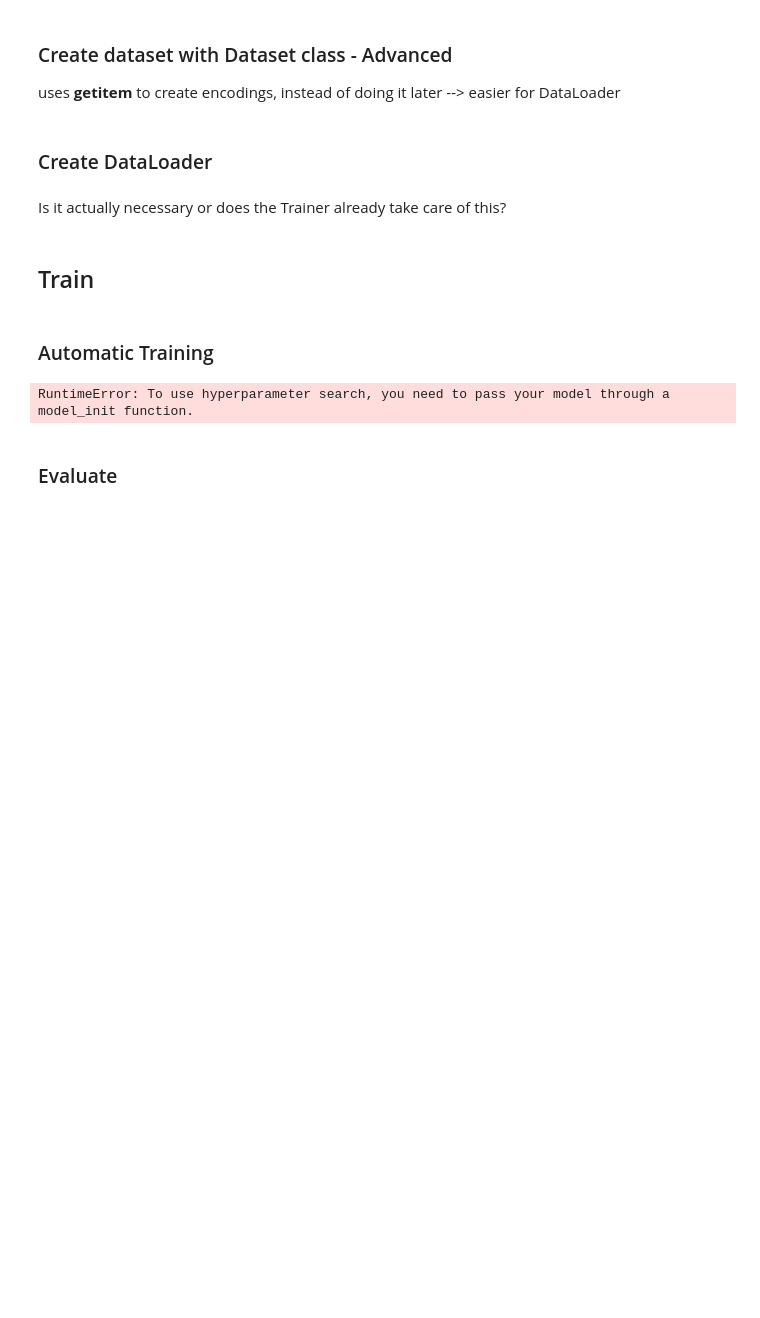
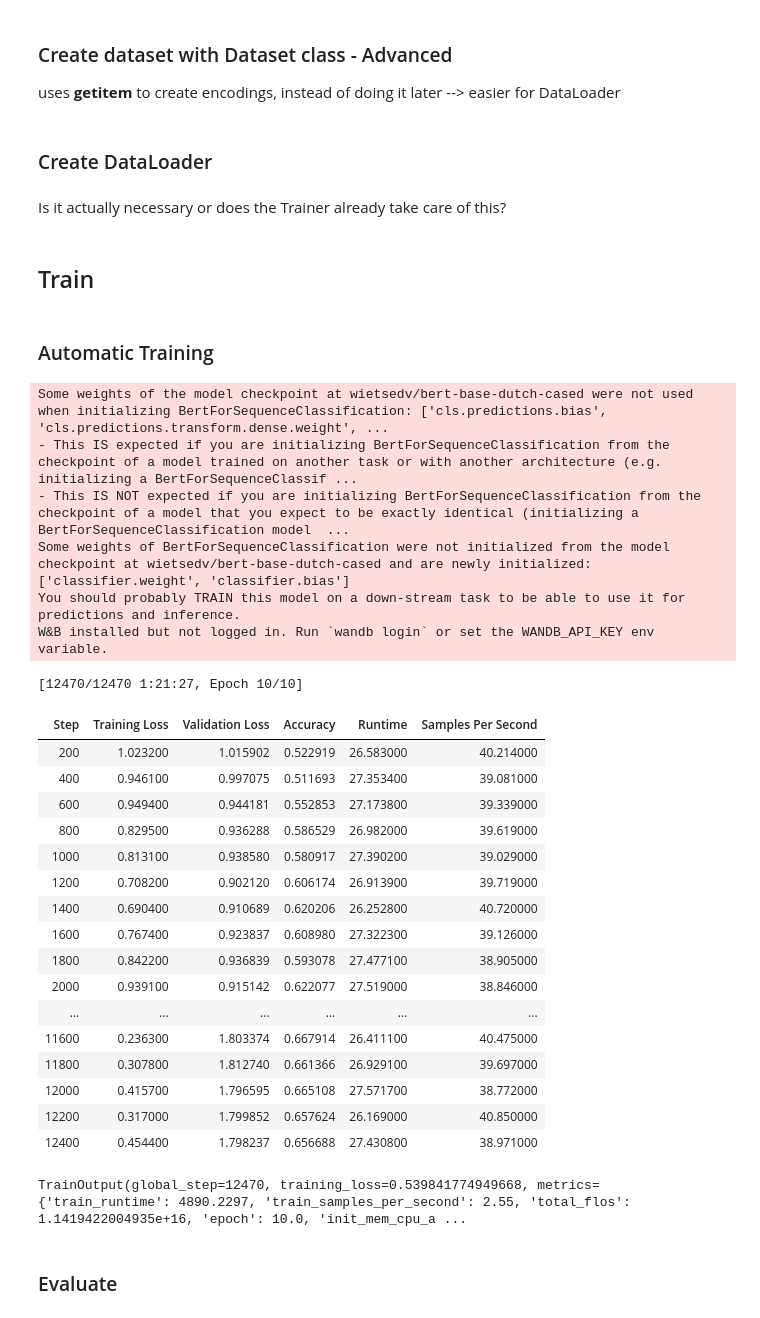
Before and after one commit to UtrechtUniversity/hist-aware, a Jupyter notebook: notebooks/models/bert-fine-tuning-existing/BERT_create_dataset_and_training.ipynb, the cells around one changed output. Cells and saved outputs as stored; diff of their text form; code cells hidden in the pictures; blank space fills up the shorter version.

```diff
--- a/notebooks/models/bert-fine-tuning-existing/BERT_create_dataset_and_training.ipynb
+++ b/notebooks/models/bert-fine-tuning-existing/BERT_create_dataset_and_training.ipynb
@@ -61,5 +61,5 @@ cpu
 # %%
-DATA_DIR = "~/dev/hist-aware/notebooks/data/labeled"
+DATA_DIR = "~/hist-aware/notebooks/data/labeled"
 PRE_TRAINED_MODEL_NAME = 'wietsedv/bert-base-dutch-cased'
 tokenizer = BertTokenizer.from_pretrained(PRE_TRAINED_MODEL_NAME)
 # %% [markdown]
@@ -183,7 +183,7 @@ test_data_loader = create_data_loader(DF, tokenizer, batch_size, num_workers, MA
 ### Automatic Training
 # %%
 training_args = TrainingArguments(
-    output_dir = "hist-aware/notebooks/models",
+    output_dir = "hist-aware/notebooks/models/bert-fine-tuning-existing",
     overwrite_output_dir = False,
 #
     num_train_epochs=10,              # total number of training epochs
@@ -215,42 +215,66 @@ def get_model():
     return BertForSequenceClassification.from_pretrained(
         PRE_TRAINED_MODEL_NAME,
         config=config,
     )
 
 def compute_metrics(pred):
     labels = pred.label_ids
     preds = pred.predictions.argmax(-1)
     #precision, recall, f1, _ = precision_recall_fscore_support(labels, preds, average=None)
     acc = accuracy_score(labels, preds)
     return {
         'accuracy': acc,
         #'f1': f1,
         #'precision': precision,
         #'recall': recall
     }
 
 
 trainer = Trainer(
     model,                         # the instantiated Transformers model to be trained
     args=training_args,                  # training arguments, defined above
     train_dataset=train_dataset,         # training dataset
     eval_dataset=valid_dataset,          # evaluation dataset
     compute_metrics=compute_metrics,     # the callback that computes metrics of interest
 )
 
-#trainer.train()
+trainer.train()
 
 # Defaut objective is the sum of all metrics
 # when metrics are provided, so we have to maximize it.
-trainer.hyperparameter_search(
-    model_init=model_init,
-    direction="maximize",
-    backend="ray",
-    n_trials=100, # deafult 100
-    n_jobs=2  # number of parallel jobs, if multiple GPUs
-)
+#trainer.hyperparameter_search(
+#    model_init=model_init,
+#    direction="maximize",
+#    backend="ray",
+#    n_trials=100, # deafult 100
+#    n_jobs=2  # number of parallel jobs, if multiple GPUs
+#)
 # %% [output]
-RuntimeError: To use hyperparameter search, you need to pass your model through a model_init function.
+Some weights of the model checkpoint at wietsedv/bert-base-dutch-cased were not used when initializing BertForSequenceClassification: ['cls.predictions.bias', 'cls.predictions.transform.dense.weight', ...
+- This IS expected if you are initializing BertForSequenceClassification from the checkpoint of a model trained on another task or with another architecture (e.g. initializing a BertForSequenceClassif ...
+- This IS NOT expected if you are initializing BertForSequenceClassification from the checkpoint of a model that you expect to be exactly identical (initializing a BertForSequenceClassification model  ...
+Some weights of BertForSequenceClassification were not initialized from the model checkpoint at wietsedv/bert-base-dutch-cased and are newly initialized: ['classifier.weight', 'classifier.bias']
+You should probably TRAIN this model on a down-stream task to be able to use it for predictions and inference.
+W&B installed but not logged in. Run `wandb login` or set the WANDB_API_KEY env variable.
+[12470/12470 1:21:27, Epoch 10/10]
+| Step | Training Loss | Validation Loss | Accuracy | Runtime | Samples Per Second |
+| 200 | 1.023200 | 1.015902 | 0.522919 | 26.583000 | 40.214000 |
+| 400 | 0.946100 | 0.997075 | 0.511693 | 27.353400 | 39.081000 |
+| 600 | 0.949400 | 0.944181 | 0.552853 | 27.173800 | 39.339000 |
+| 800 | 0.829500 | 0.936288 | 0.586529 | 26.982000 | 39.619000 |
+| 1000 | 0.813100 | 0.938580 | 0.580917 | 27.390200 | 39.029000 |
+| 1200 | 0.708200 | 0.902120 | 0.606174 | 26.913900 | 39.719000 |
+| 1400 | 0.690400 | 0.910689 | 0.620206 | 26.252800 | 40.720000 |
+| 1600 | 0.767400 | 0.923837 | 0.608980 | 27.322300 | 39.126000 |
+| 1800 | 0.842200 | 0.936839 | 0.593078 | 27.477100 | 38.905000 |
+| 2000 | 0.939100 | 0.915142 | 0.622077 | 27.519000 | 38.846000 |
+| ... | ... | ... | ... | ... | ... |
+| 11600 | 0.236300 | 1.803374 | 0.667914 | 26.411100 | 40.475000 |
+| 11800 | 0.307800 | 1.812740 | 0.661366 | 26.929100 | 39.697000 |
+| 12000 | 0.415700 | 1.796595 | 0.665108 | 27.571700 | 38.772000 |
+| 12200 | 0.317000 | 1.799852 | 0.657624 | 26.169000 | 40.850000 |
+| 12400 | 0.454400 | 1.798237 | 0.656688 | 27.430800 | 38.971000 |
+TrainOutput(global_step=12470, training_loss=0.539841774949668, metrics={'train_runtime': 4890.2297, 'train_samples_per_second': 2.55, 'total_flos': 1.1419422004935e+16, 'epoch': 10.0, 'init_mem_cpu_a ...
 # %% [markdown]
 ### Evaluate
 # %%
```
Also changed, not shown: parts of 6 cells of this notebook, 9 other files.
